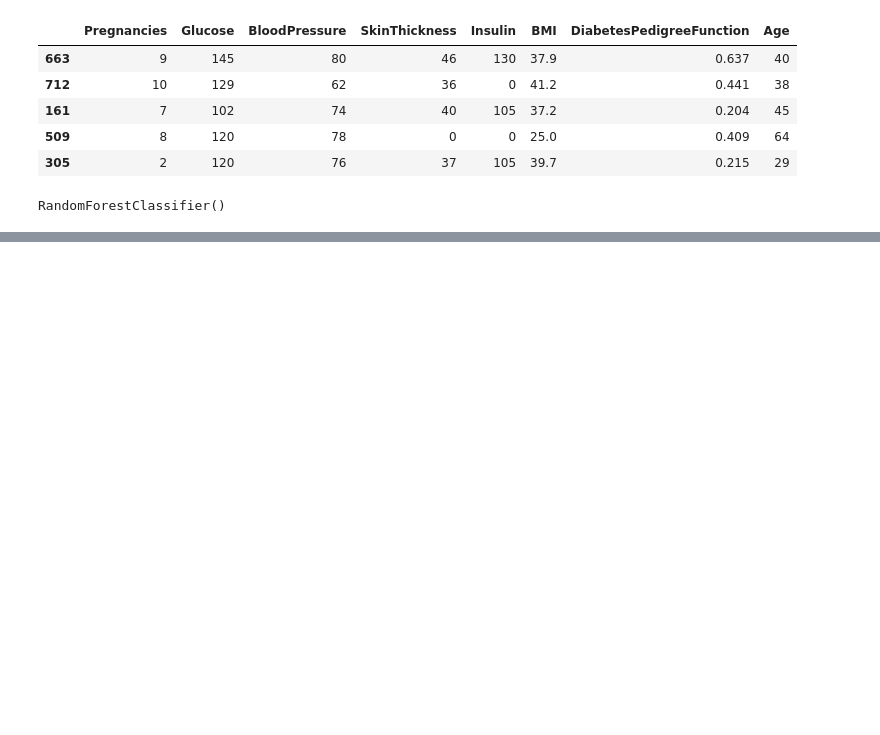
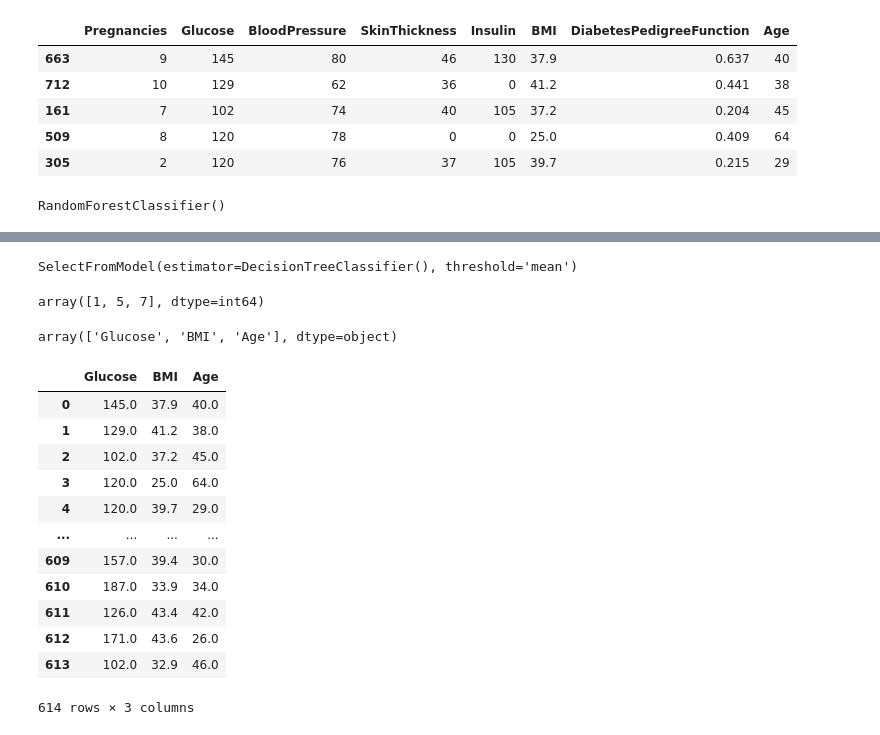
Before and after one commit to Apurba1903/Machine_Learning, a Jupyter notebook: Feature Selection/embedded_methods.ipynb, the cells around one changed output, grey strips where cells are left out. Drawn from its saved outputs; the diff is of its cells as text; code cells hidden in the pictures; blank space fills up the shorter version.

Commit message:
Recursive Feature Selection

```diff
--- a/Feature Selection/embedded_methods.ipynb
+++ b/Feature Selection/embedded_methods.ipynb
@@ -129,0 +137,44 @@ x.sort_values(ascending=False).plot(kind='bar')
+# %%
+from sklearn.model_selection import train_test_split
+
+X_train, X_test, y_train, y_test = train_test_split(df.iloc[:,0:-1], df.iloc[:,-1], test_size=0.2, random_state=1)
+# %%
+from sklearn.tree import DecisionTreeClassifier
+
+model = DecisionTreeClassifier()
+# %%
+from sklearn.feature_selection import SelectFromModel
+
+sfm = SelectFromModel(model, threshold='mean')
+# %%
+sfm.fit(X_train, y_train)
+# %% [output]
+SelectFromModel(estimator=DecisionTreeClassifier(), threshold='mean')
+# %%
+sfm.get_support(indices=True)
+# %% [output]
+array([1, 5, 7], dtype=int64)
+# %%
+sfm.feature_names_in_[sfm.get_support(indices=True)]
+# %% [output]
+array(['Glucose', 'BMI', 'Age'], dtype=object)
+# %%
+X_train_trans = sfm.transform(X_train)
+
+X_train_trans = pd.DataFrame(X_train_trans, columns=sfm.feature_names_in_[sfm.get_support(indices=True)])
+
+X_train_trans
+# %% [output]
+|  | Glucose | BMI | Age |
+| 0 | 145.0 | 37.9 | 40.0 |
+| 1 | 129.0 | 41.2 | 38.0 |
+| 2 | 102.0 | 37.2 | 45.0 |
+| 3 | 120.0 | 25.0 | 64.0 |
+| 4 | 120.0 | 39.7 | 29.0 |
+| ... | ... | ... | ... |
+| 609 | 157.0 | 39.4 | 30.0 |
+| 610 | 187.0 | 33.9 | 34.0 |
+| 611 | 126.0 | 43.4 | 42.0 |
+| 612 | 171.0 | 43.6 | 26.0 |
+| 613 | 102.0 | 32.9 | 46.0 |
+614 rows × 3 columns
```
Also changed, not shown: parts of 16 cells of this notebook.
